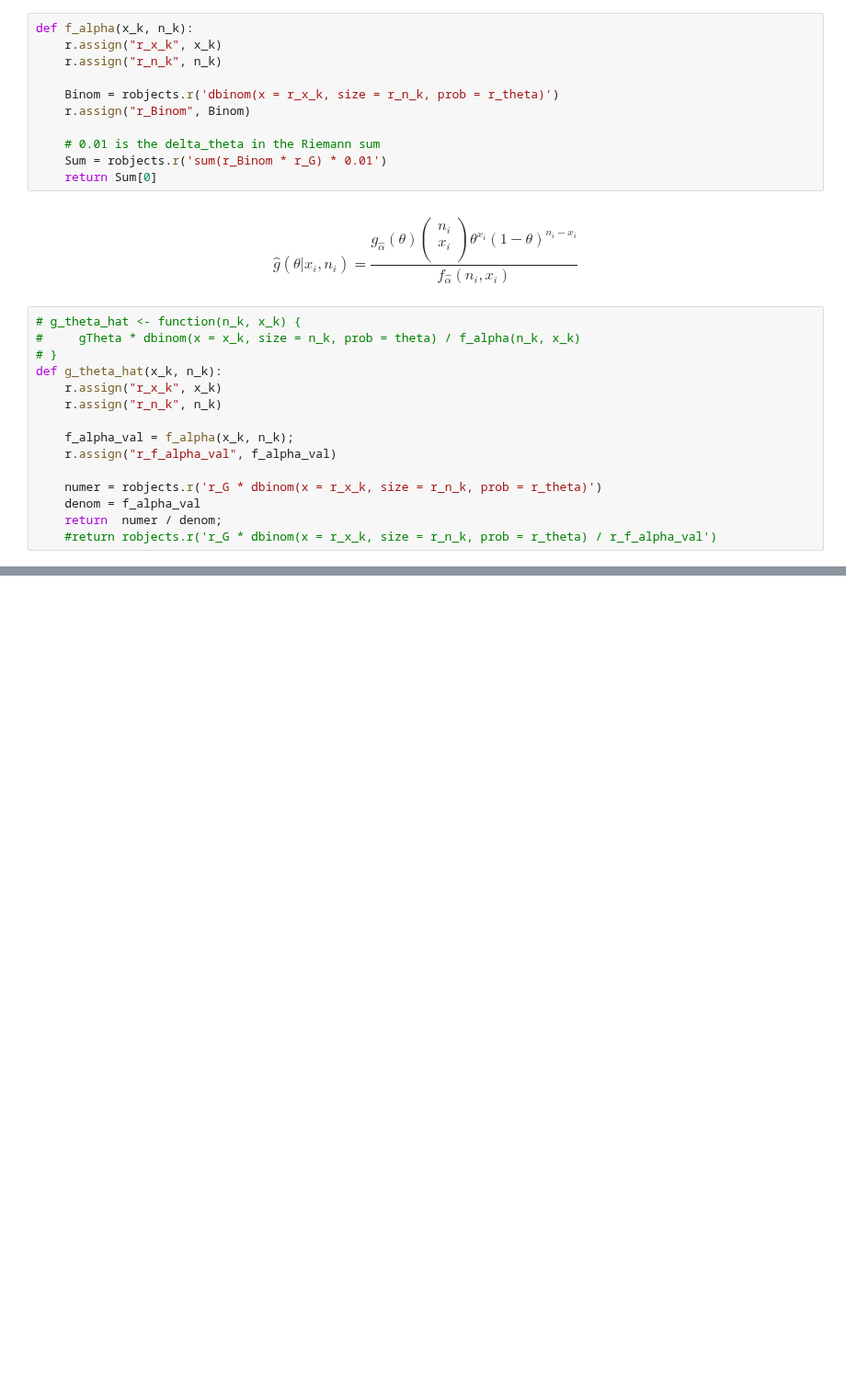
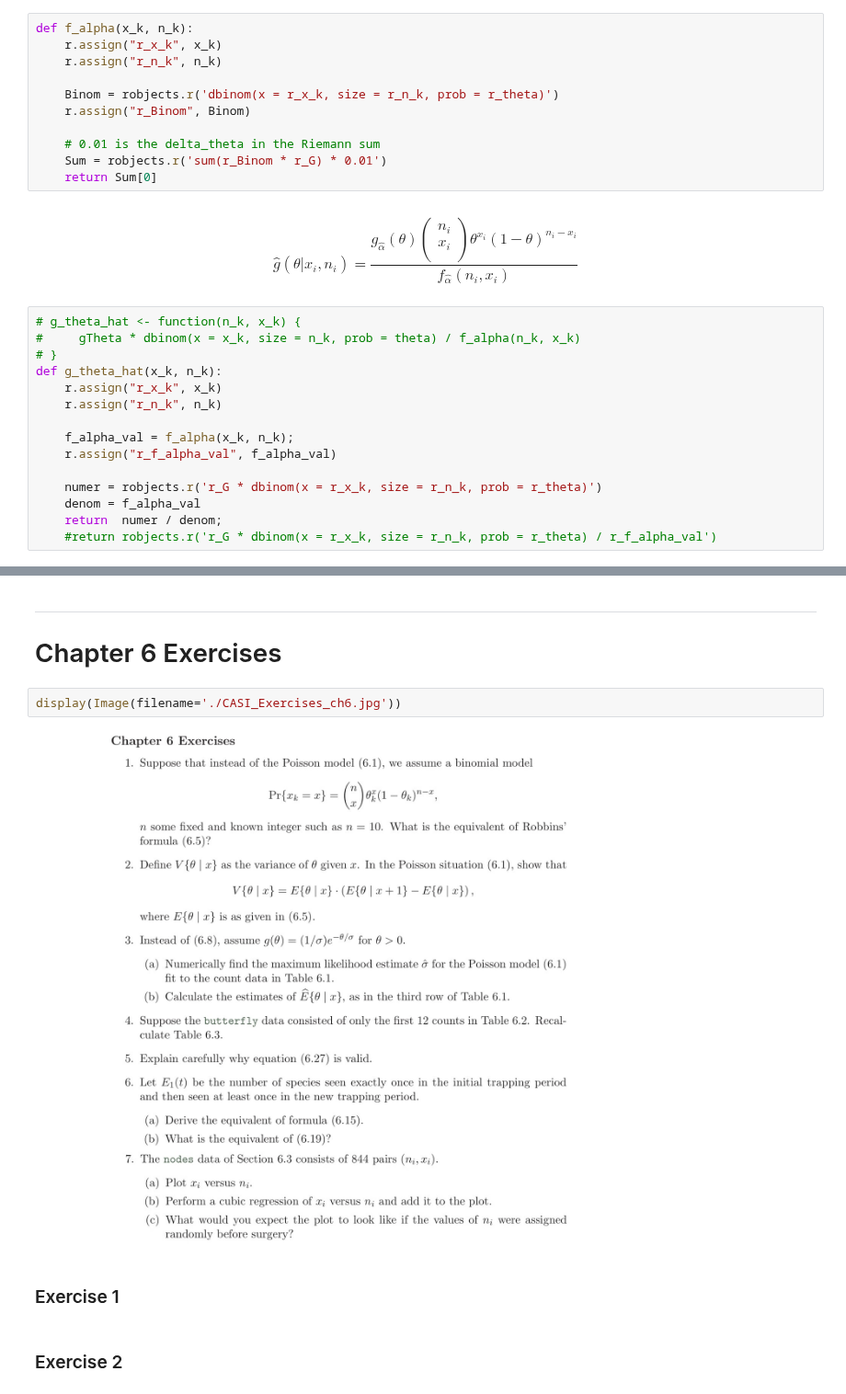
Before and after one commit to KiraSensei13/MNT_ITESM_courses, a Jupyter notebook: 2.1.CienciaDeDatosEInterferenciaEstadistica/caseStudy01/CASI_CH06.ipynb, the cells around one changed output, grey strips where cells are left out. Shown at 92% size. Cells and saved outputs as stored; diff of their text form; blank space fills up the shorter version.

Commit message:
Chapter 6 Exercises setup

```diff
--- a/2.1.CienciaDeDatosEInterferenciaEstadistica/caseStudy01/CASI_CH06.ipynb
+++ b/2.1.CienciaDeDatosEInterferenciaEstadistica/caseStudy01/CASI_CH06.ipynb
@@ -611,0 +616,11 @@ display(plt);
+# %% [markdown]
+---
+# Chapter 6 Exercises
+# %%
+display(Image(filename='./CASI_Exercises_ch6.jpg'))
+# %% [output]
+[figure, added]
+# %% [markdown]
+### Exercise 1
+# %% [markdown]
+### Exercise 2
```
Also changed, not shown: parts of 6 cells of this notebook, 25 other files.
